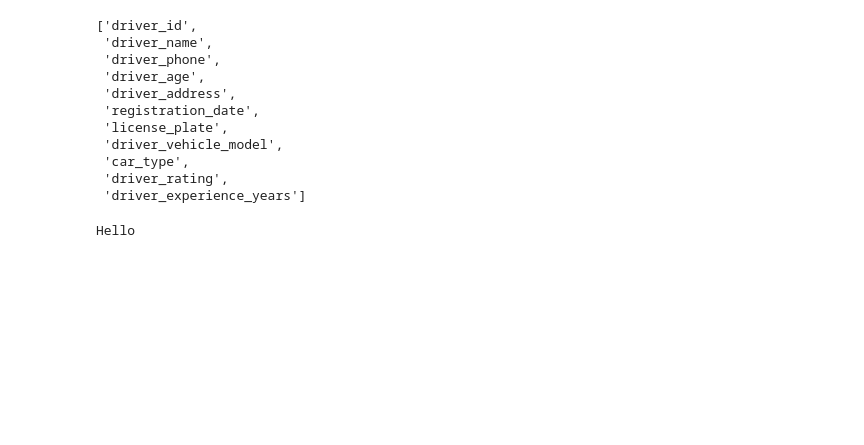
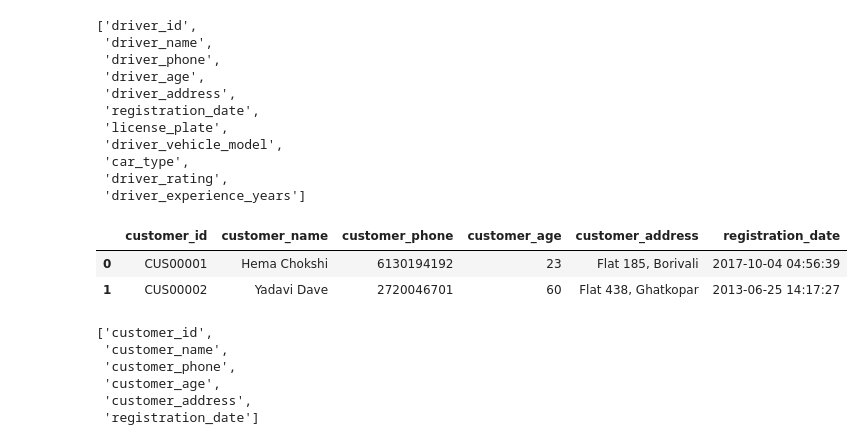
Before and after one commit to riyapandey23/mumbai-transport-de-platform, a Jupyter notebook: notebooks/02_data_generator.ipynb, the cells around one changed output. Cells and saved outputs as stored; diff of their text form; code cells hidden in the pictures; blank space fills up the shorter version.

```diff
--- a/notebooks/02_data_generator.ipynb
+++ b/notebooks/02_data_generator.ipynb
@@ -547,13 +549,19 @@ list(df.columns)
  'driver_rating',
  'driver_experience_years']
 # %%
-class Person:
-
-    def speak(self):
-        print("Hello")
-
-p1 = Person()
-
-p1.speak()
+import pandas as pd
+df = pd.read_csv("../data/customer.csv")
+df.head(2)
 # %% [output]
-Hello
+|  | customer_id | customer_name | customer_phone | customer_age | customer_address | registration_date |
+| 0 | CUS00001 | Hema Chokshi | 6130194192 | 23 | Flat 185, Borivali | 2017-10-04 04:56:39 |
+| 1 | CUS00002 | Yadavi Dave | 2720046701 | 60 | Flat 438, Ghatkopar | 2013-06-25 14:17:27 |
+# %%
+list(df.columns)
+# %% [output]
+['customer_id',
+ 'customer_name',
+ 'customer_phone',
+ 'customer_age',
+ 'customer_address',
+ 'registration_date']
```
Also changed, not shown: parts of 18 cells of this notebook, 4 other files.
